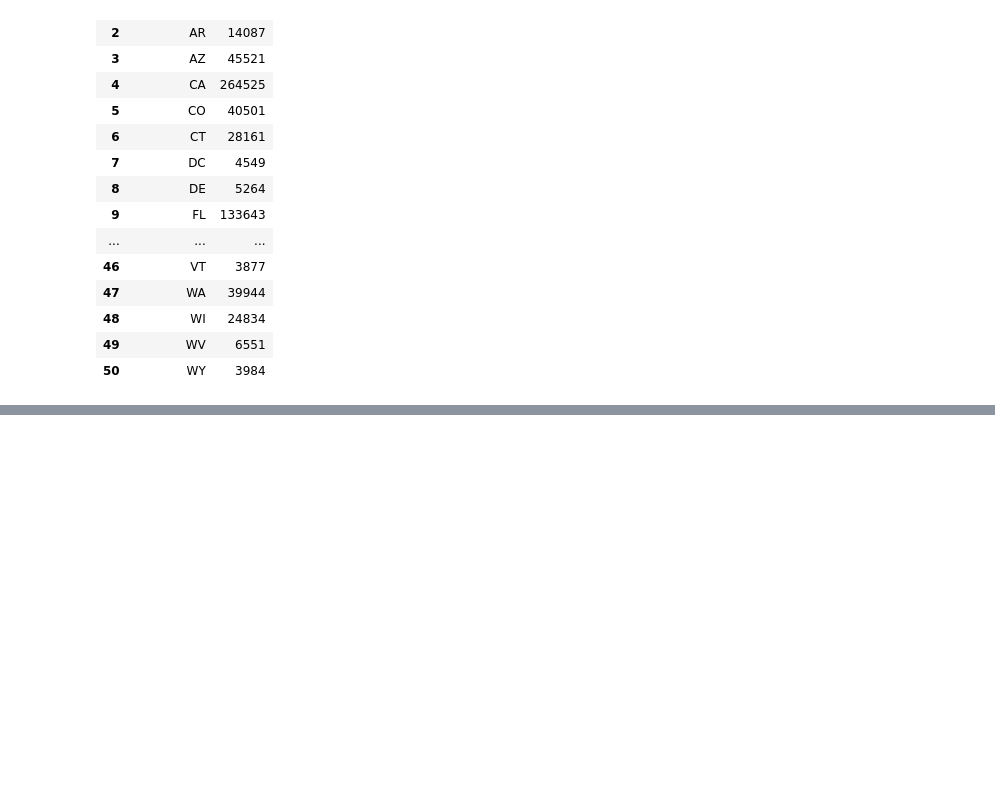
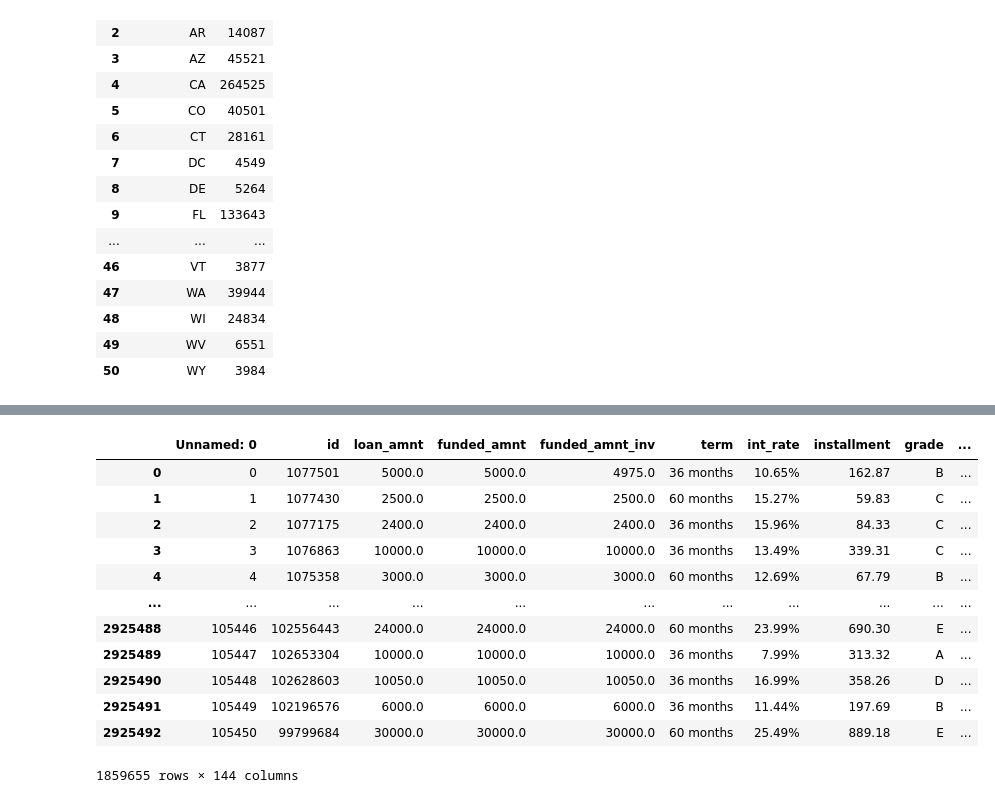
Before and after one commit to shyamghan17/MachineLearning, a Jupyter notebook: BigData/Assignment/LoanPred.ipynb, the cells around one changed output, grey strips where cells are left out. Drawn from its saved outputs; the diff is of its cells as text; code cells hidden in the pictures; blank space fills up the shorter version.

```diff
--- a/BigData/Assignment/LoanPred.ipynb
+++ b/BigData/Assignment/LoanPred.ipynb
@@ -100,0 +103,16 @@ fig.show()
+# %%
+dti_non_null
+# %% [output]
+|  | Unnamed: 0 | id | loan_amnt | funded_amnt | funded_amnt_inv | term | int_rate | installment | grade | ... |
+| 0 | 0 | 1077501 | 5000.0 | 5000.0 | 4975.0 | 36 months | 10.65% | 162.87 | B | ... |
+| 1 | 1 | 1077430 | 2500.0 | 2500.0 | 2500.0 | 60 months | 15.27% | 59.83 | C | ... |
+| 2 | 2 | 1077175 | 2400.0 | 2400.0 | 2400.0 | 36 months | 15.96% | 84.33 | C | ... |
+| 3 | 3 | 1076863 | 10000.0 | 10000.0 | 10000.0 | 36 months | 13.49% | 339.31 | C | ... |
+| 4 | 4 | 1075358 | 3000.0 | 3000.0 | 3000.0 | 60 months | 12.69% | 67.79 | B | ... |
+| ... | ... | ... | ... | ... | ... | ... | ... | ... | ... | ... |
+| 2925488 | 105446 | 102556443 | 24000.0 | 24000.0 | 24000.0 | 60 months | 23.99% | 690.30 | E | ... |
+| 2925489 | 105447 | 102653304 | 10000.0 | 10000.0 | 10000.0 | 36 months | 7.99% | 313.32 | A | ... |
+| 2925490 | 105448 | 102628603 | 10050.0 | 10050.0 | 10050.0 | 36 months | 16.99% | 358.26 | D | ... |
+| 2925491 | 105449 | 102196576 | 6000.0 | 6000.0 | 6000.0 | 36 months | 11.44% | 197.69 | B | ... |
+| 2925492 | 105450 | 99799684 | 30000.0 | 30000.0 | 30000.0 | 60 months | 25.49% | 889.18 | E | ... |
+1859655 rows × 144 columns
```
Also changed, not shown: parts of 3 cells of this notebook.
